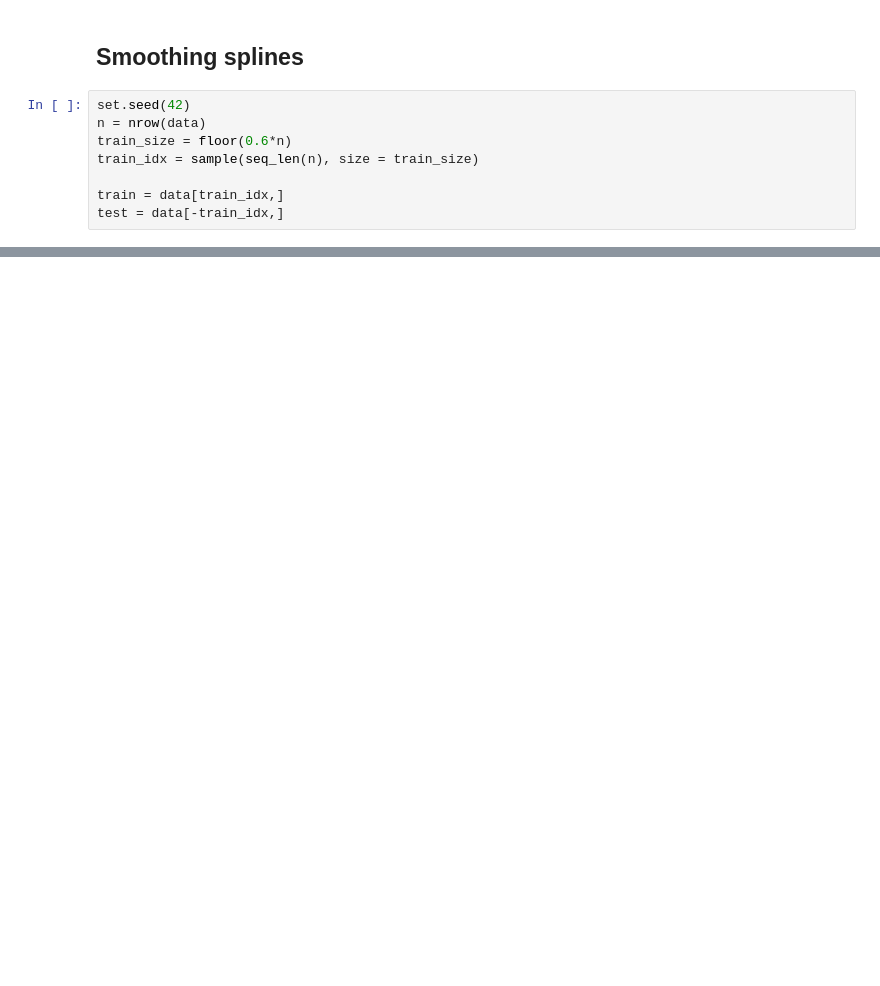
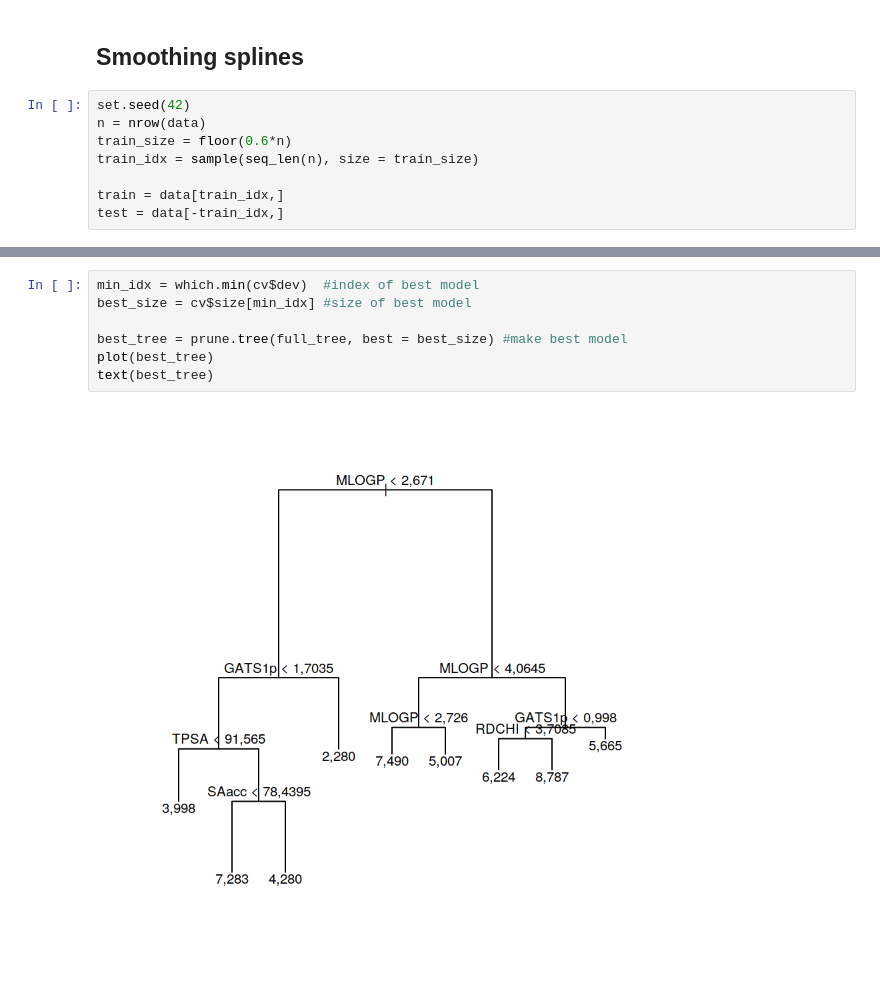
Before and after one commit to KristianWold/STK-IN4300, a Jupyter notebook: oblig2-2/Project2.ipynb, the cells around one changed output, grey strips where cells are left out. Drawn from its saved outputs; the diff is of its cells as text; blank space fills up the shorter version.

```diff
--- a/oblig2-2/Project2.ipynb
+++ b/oblig2-2/Project2.ipynb
@@ -372,0 +529,9 @@ y_predicted_train = predict(fit, newx = train)
+# %%
+min_idx = which.min(cv$dev)  #index of best model
+best_size = cv$size[min_idx] #size of best model
+
+best_tree = prune.tree(full_tree, best = best_size) #make best model
+plot(best_tree)
+text(best_tree)
+# %% [output]
+[figure, added]
```
Also changed, not shown: parts of 40 cells of this notebook.
